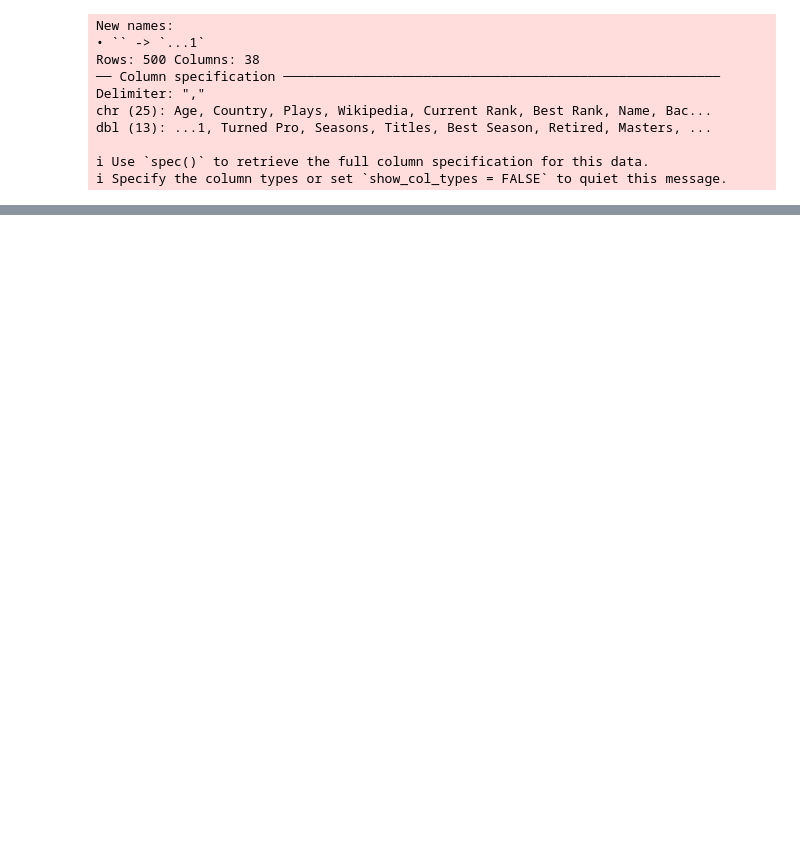
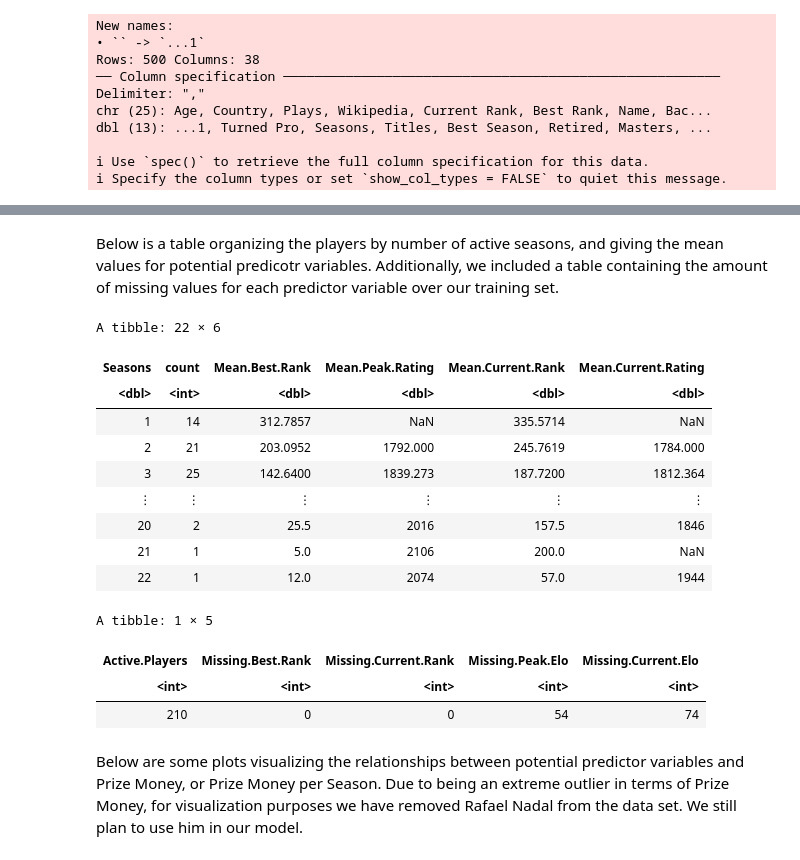
Before and after one commit to mnvibhakar/TennisSalaryProject, a Jupyter notebook: Nolan_Worksheet.ipynb, the cells around one changed output, grey strips where cells are left out. Drawn from its saved outputs; the diff is of its cells as text; code cells hidden in the pictures; blank space fills up the shorter version.

```diff
--- a/Nolan_Worksheet.ipynb
+++ b/Nolan_Worksheet.ipynb
@@ -46,0 +77,33 @@ A tibble: 282 × 17
+# %% [markdown]
+Below is a table organizing the players by number of active seasons, and giving the mean values for potential predicotr variables. Additionally, we included a table containing the amount of missing values for each predictor variable over our training set.
+# %%
+players_by_seasons <- tennis_training |>
+    group_by(Seasons) |>
+    summarize(count = n(), Mean.Best.Rank = mean(Best.Rank,na.rm = TRUE), Mean.Peak.Rating = mean(Peak.Elo.Rating,na.rm = TRUE),
+              Mean.Current.Rank = mean(Current.Rank, na.rm = TRUE), Mean.Current.Rating = mean(Current.Elo.Rating, na.rm = TRUE))
+missing_tennis_data <- tennis_training |>
+    summarize(Active.Players = n(),
+              Missing.Best.Rank = sum(is.na(Best.Rank)),
+              Missing.Current.Rank = sum(is.na(Current.Rank)),
+              Missing.Peak.Elo = sum(is.na(Peak.Elo.Rating)),
+              Missing.Current.Elo = sum(is.na(Current.Elo.Rating)))
+players_by_seasons
+missing_tennis_data
+# %% [output]
+A tibble: 22 × 6
+| Seasons | count | Mean.Best.Rank | Mean.Peak.Rating | Mean.Current.Rank | Mean.Current.Rating |
+| <dbl> | <int> | <dbl> | <dbl> | <dbl> | <dbl> |
+| 1 | 14 | 312.7857 | NaN | 335.5714 | NaN |
+| 2 | 21 | 203.0952 | 1792.000 | 245.7619 | 1784.000 |
+| 3 | 25 | 142.6400 | 1839.273 | 187.7200 | 1812.364 |
+| ⋮ | ⋮ | ⋮ | ⋮ | ⋮ | ⋮ |
+| 20 | 2 | 25.5 | 2016 | 157.5 | 1846 |
+| 21 | 1 | 5.0 | 2106 | 200.0 | NaN |
+| 22 | 1 | 12.0 | 2074 | 57.0 | 1944 |
+A tibble: 1 × 5
+| Active.Players | Missing.Best.Rank | Missing.Current.Rank | Missing.Peak.Elo | Missing.Current.Elo |
+| <int> | <int> | <int> | <int> | <int> |
+| 210 | 0 | 0 | 54 | 74 |
+# %% [markdown]
+Below are some plots visualizing the relationships between potential predictor variables and Prize Money, or Prize Money per Season.
+Due to being an extreme outlier in terms of Prize Money, for visualization purposes we have removed Rafael Nadal from the data set. We still plan to use him in our model.
```
Also changed, not shown: parts of 6 cells of this notebook, 1 other file.
